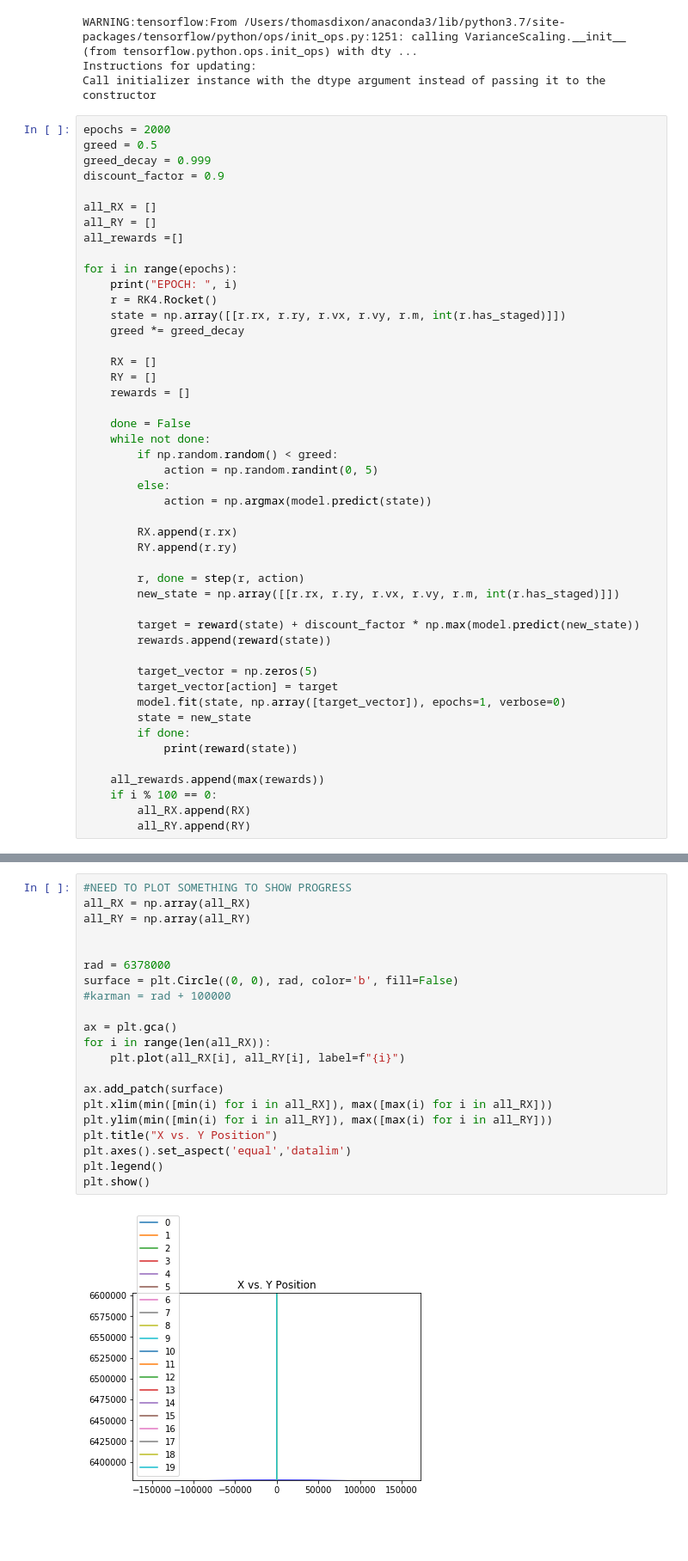
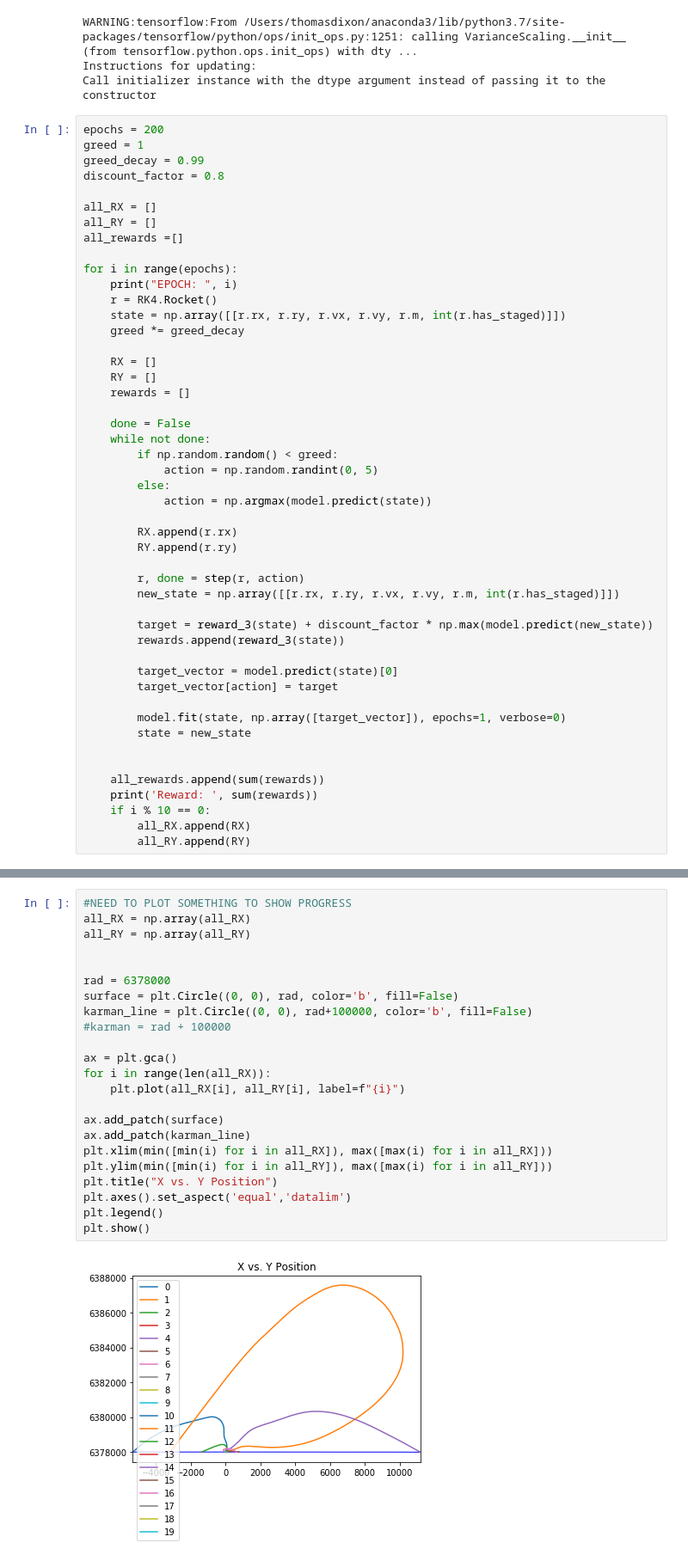
Before and after one commit to tdixon6585/Honors-Thesis, a Jupyter notebook: Q_learning.ipynb, the cells around one changed output, grey strips where cells are left out. Shown: that part at 86% size. Drawn from its saved outputs; the diff is of its cells as text; blank space fills up the shorter version.

Commit message:
Fixed the target vector

```diff
--- a/Q_learning.ipynb
+++ b/Q_learning.ipynb
@@ -108,10 +127,10 @@ WARNING:tensorflow:From /Users/thomasdixon/anaconda3/lib/python3.7/site-packages
 Instructions for updating:
 Call initializer instance with the dtype argument instead of passing it to the constructor
 # %%
-epochs = 2000
-greed = 0.5
-greed_decay = 0.999
-discount_factor = 0.9
+epochs = 200
+greed = 1
+greed_decay = 0.99
+discount_factor = 0.8
 
 all_RX = []
 all_RY = []
@@ -140,18 +159,19 @@ for i in range(epochs):
         r, done = step(r, action)
         new_state = np.array([[r.rx, r.ry, r.vx, r.vy, r.m, int(r.has_staged)]])
 
-        target = reward(state) + discount_factor * np.max(model.predict(new_state))
-        rewards.append(reward(state))
+        target = reward_3(state) + discount_factor * np.max(model.predict(new_state))
+        rewards.append(reward_3(state))
 
-        target_vector = np.zeros(5)
+        target_vector = model.predict(state)[0]
         target_vector[action] = target
+
         model.fit(state, np.array([target_vector]), epochs=1, verbose=0)
         state = new_state
-        if done:
-            print(reward(state))
 
-    all_rewards.append(max(rewards))
-    if i % 100 == 0:
+
+    all_rewards.append(sum(rewards))
+    print('Reward: ', sum(rewards))
+    if i % 10 == 0:
         all_RX.append(RX)
         all_RY.append(RY)
 # %% [output]
@@ -175,26 +195,28 @@ Out Of Fuel
 # %%
 #NEED TO PLOT SOMETHING TO SHOW PROGRESS
 all_RX = np.array(all_RX)
 all_RY = np.array(all_RY)
 
 
 rad = 6378000
 surface = plt.Circle((0, 0), rad, color='b', fill=False)
+karman_line = plt.Circle((0, 0), rad+100000, color='b', fill=False)
 #karman = rad + 100000
 
 ax = plt.gca()
 for i in range(len(all_RX)):
     plt.plot(all_RX[i], all_RY[i], label=f"{i}")
 
 ax.add_patch(surface)
+ax.add_patch(karman_line)
 plt.xlim(min([min(i) for i in all_RX]), max([max(i) for i in all_RX]))
 plt.ylim(min([min(i) for i in all_RY]), max([max(i) for i in all_RY]))
 plt.title("X vs. Y Position")
 plt.axes().set_aspect('equal','datalim')
 plt.legend()
 plt.show()
 # %% [output]
-[figure, old version]
+[figure, new version]
 # %%
 plt.plot(all_rewards)
 # %% [output]
```
Also changed, not shown: parts of 4 cells of this notebook.
